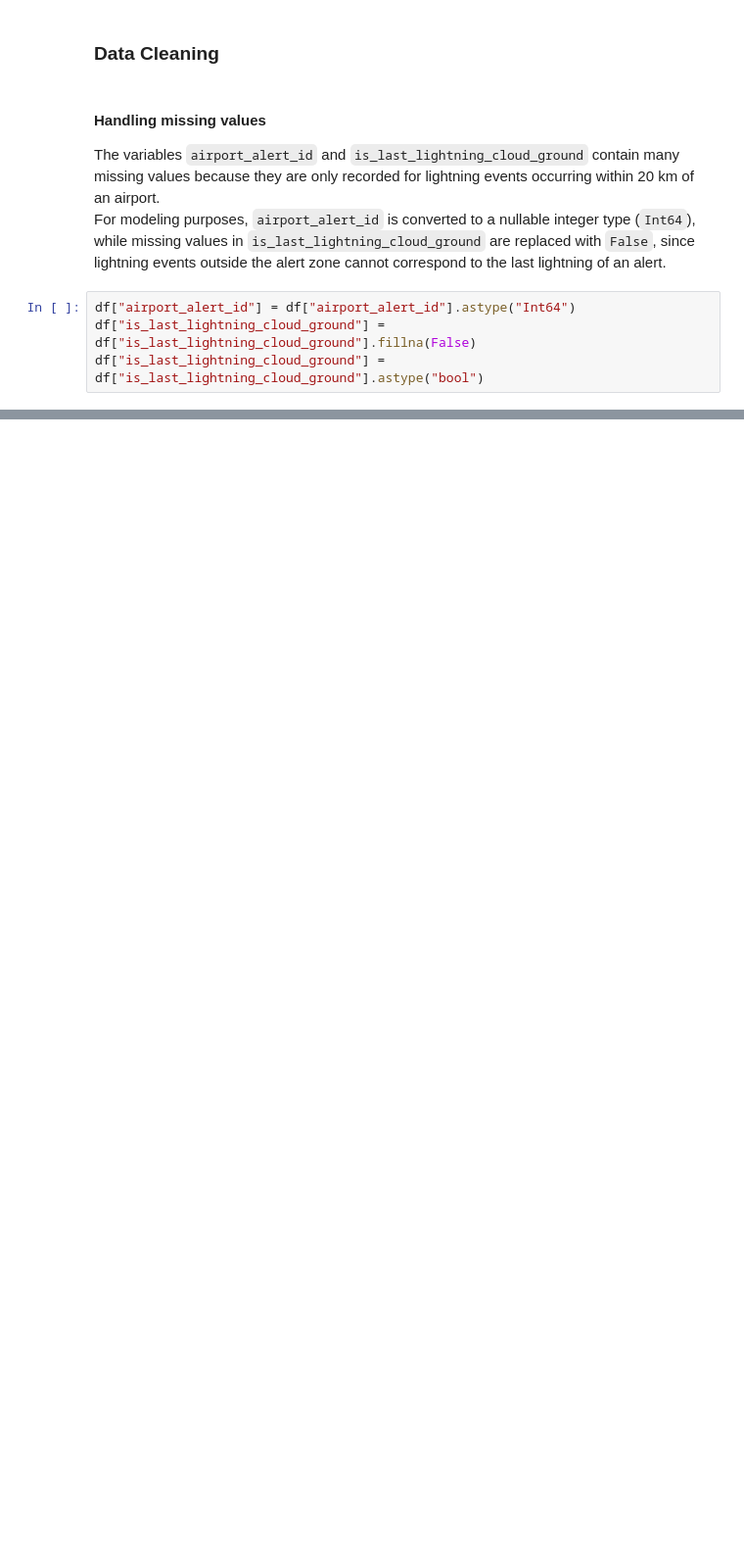
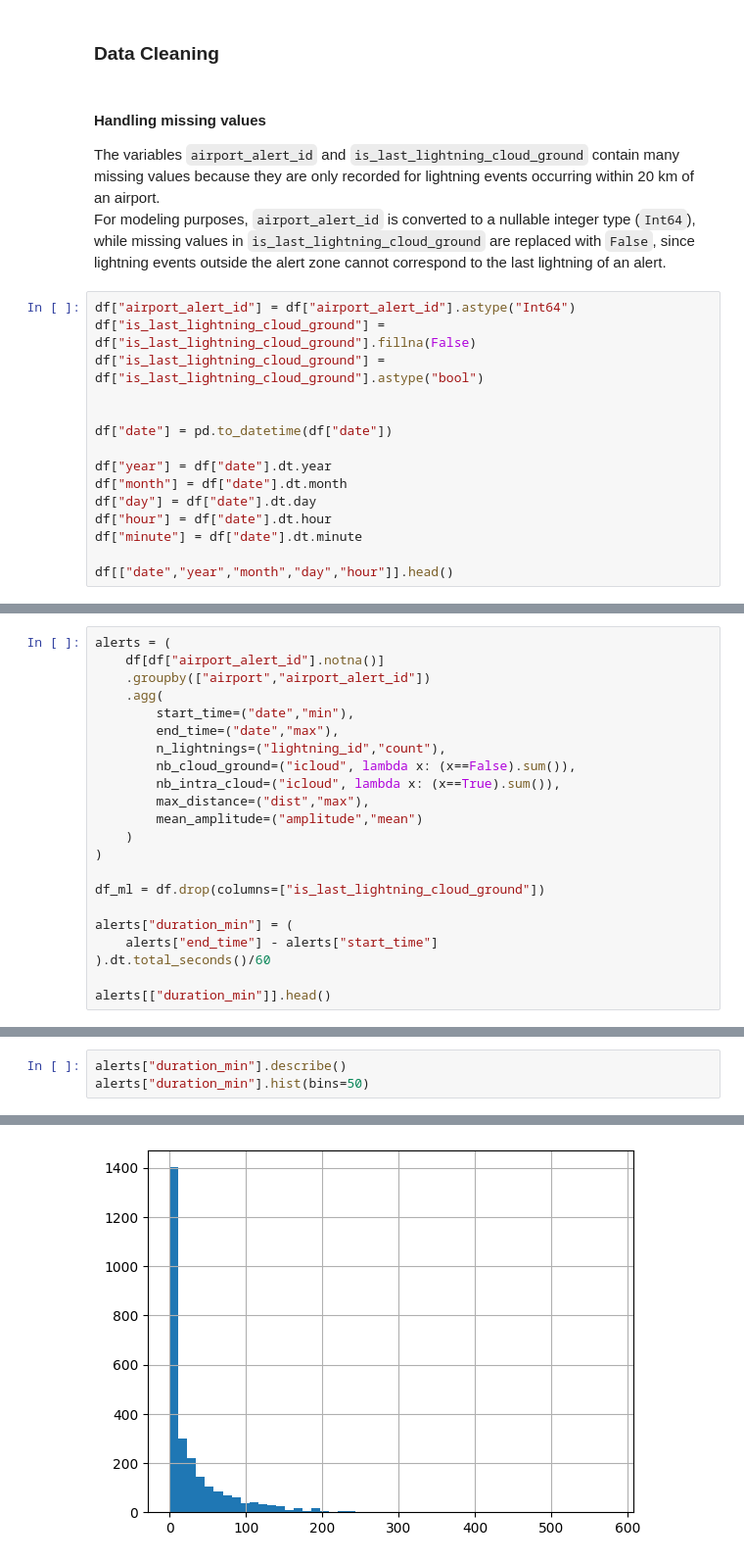
Before and after one commit to Houda-git/Data-Battle, a Jupyter notebook: Analysis_data_airport.ipynb, the cells around one changed output, grey strips where cells are left out. Shown at 98% size. Cells and saved outputs as stored; diff of their text form; blank space fills up the shorter version.

Commit message:
Grp Alertes

```diff
--- a/Analysis_data_airport.ipynb
+++ b/Analysis_data_airport.ipynb
@@ -224,3 +222,14 @@ For modeling purposes, `airport_alert_id` is converted to a nullable integer typ
 df["airport_alert_id"] = df["airport_alert_id"].astype("Int64")
 df["is_last_lightning_cloud_ground"] = df["is_last_lightning_cloud_ground"].fillna(False)
 df["is_last_lightning_cloud_ground"] = df["is_last_lightning_cloud_ground"].astype("bool")
+
+
+df["date"] = pd.to_datetime(df["date"])
+
+df["year"] = df["date"].dt.year
+df["month"] = df["date"].dt.month
+df["day"] = df["date"].dt.day
+df["hour"] = df["date"].dt.hour
+df["minute"] = df["date"].dt.minute
+
+df[["date","year","month","day","hour"]].head()
@@ -226,0 +243,22 @@ df["is_last_lightning_cloud_ground"] = df["is_last_lightning_cloud_ground"].asty
+# %%
+alerts = (
+    df[df["airport_alert_id"].notna()]
+    .groupby(["airport","airport_alert_id"])
+    .agg(
+        start_time=("date","min"),
+        end_time=("date","max"),
+        n_lightnings=("lightning_id","count"),
+        nb_cloud_ground=("icloud", lambda x: (x==False).sum()),
+        nb_intra_cloud=("icloud", lambda x: (x==True).sum()),
+        max_distance=("dist","max"),
+        mean_amplitude=("amplitude","mean")
+    )
+)
+
+df_ml = df.drop(columns=["is_last_lightning_cloud_ground"])
+
+alerts["duration_min"] = (
+    alerts["end_time"] - alerts["start_time"]
+).dt.total_seconds()/60
+
+alerts[["duration_min"]].head()
@@ -226,0 +273,4 @@ df["is_last_lightning_cloud_ground"] = df["is_last_lightning_cloud_ground"].asty
+# %%
+alerts["duration_min"].describe()
+alerts["duration_min"].hist(bins=50)
+# %% [output]
@@ -226,0 +278 @@ df["is_last_lightning_cloud_ground"] = df["is_last_lightning_cloud_ground"].asty
+[figure, added]
```
Also changed, not shown: parts of 12 cells of this notebook, 1 other file.
